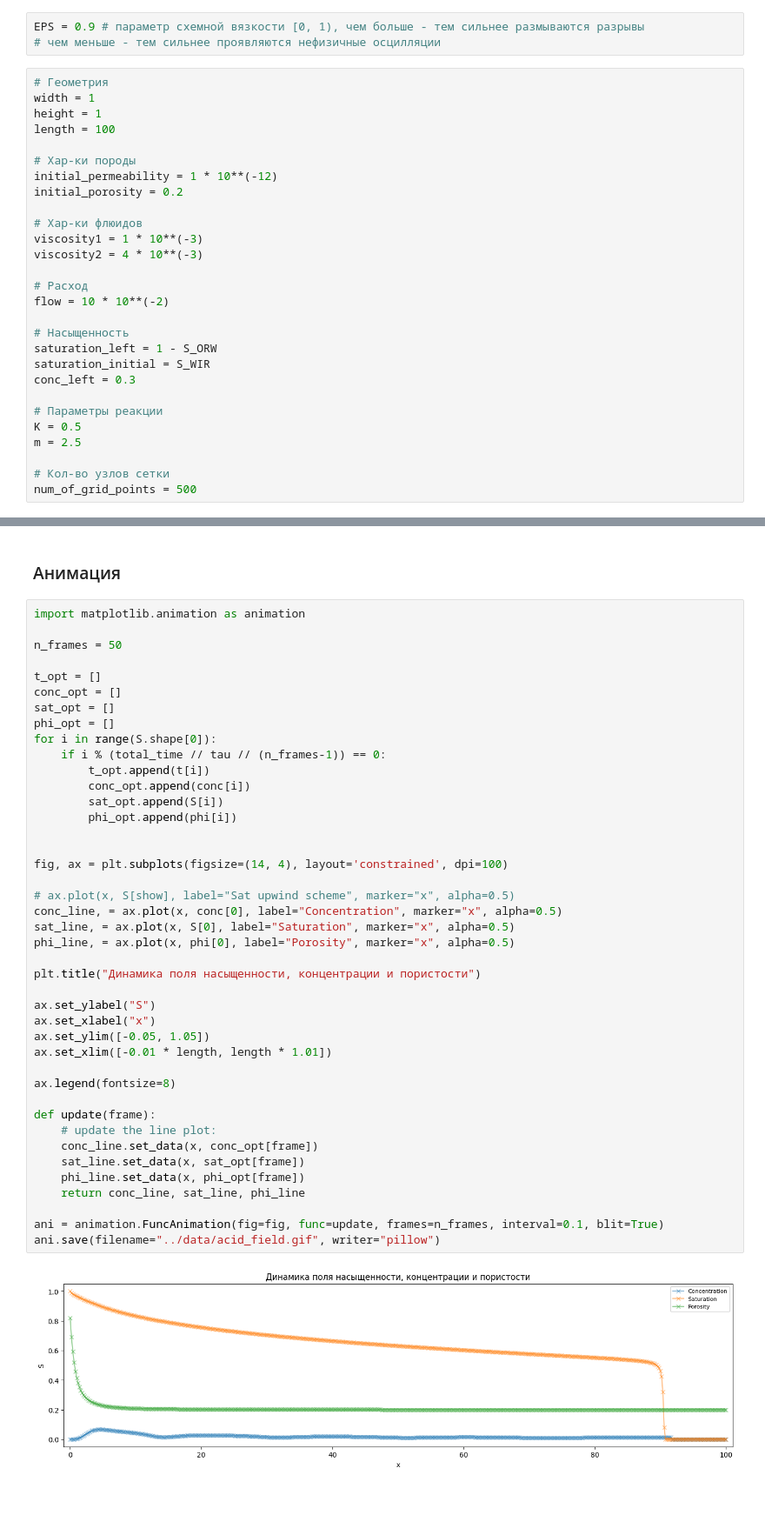
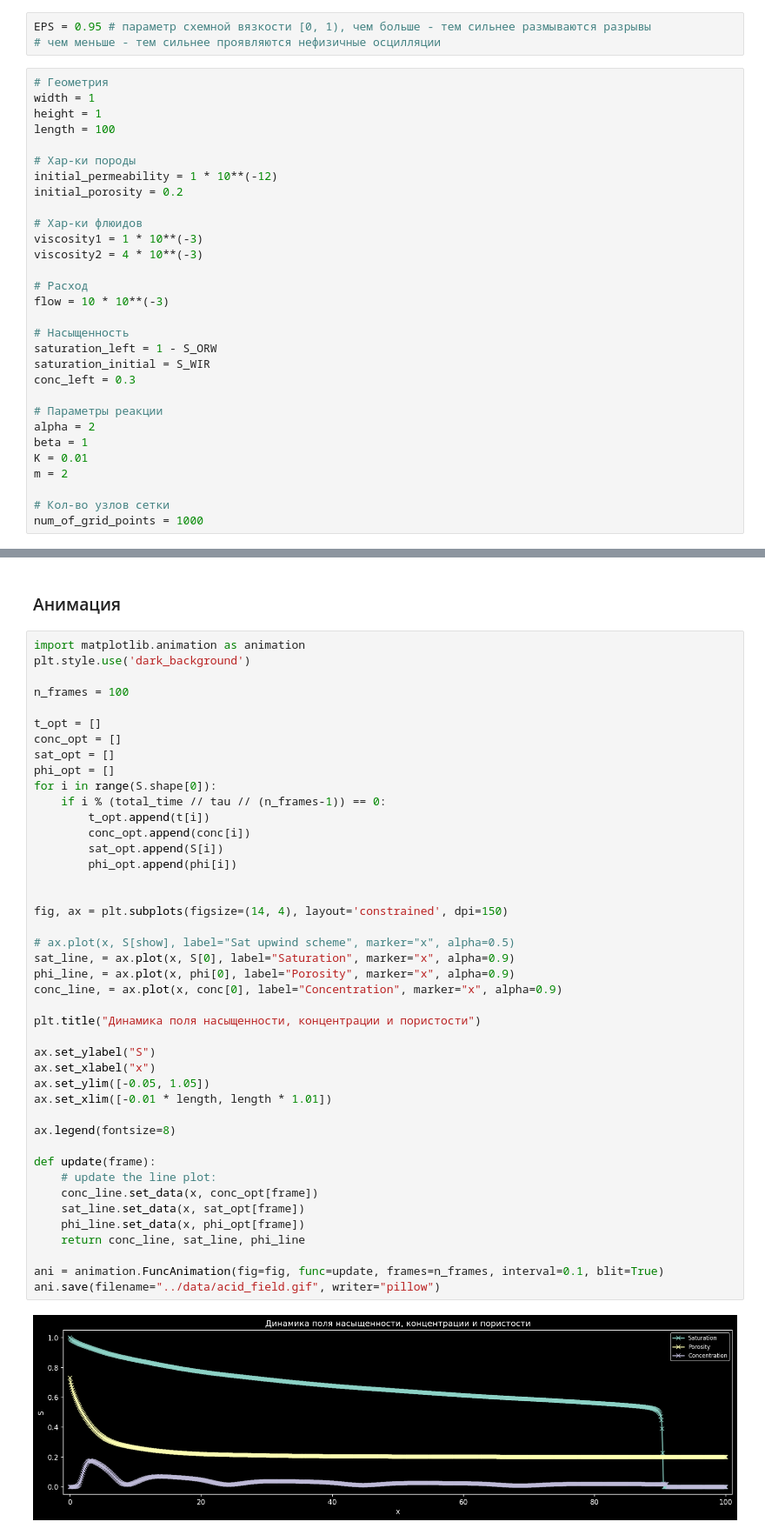
Before and after one commit to lnrSmglln/Carbonate-Acidizing-Modeling, a Jupyter notebook: 2phase/acid.ipynb, the cells around one changed output, grey strips where cells are left out. Shown at 87% size. Drawn from its saved outputs; the diff is of its cells as text; blank space fills up the shorter version.

```diff
--- a/2phase/acid.ipynb
+++ b/2phase/acid.ipynb
@@ -117,7 +117,7 @@ from src.BuckleyLeverett import *
 # %% [markdown]
 ### Входные параметры
 # %%
-EPS = 0.9 # параметр схемной вязкости [0, 1), чем больше - тем сильнее размываются разрывы
+EPS = 0.95 # параметр схемной вязкости [0, 1), чем больше - тем сильнее размываются разрывы
 # чем меньше - тем сильнее проявляются нефизичные осцилляции
 # %%
 # Геометрия
@@ -134,7 +134,7 @@ viscosity1 = 1 * 10**(-3)
 viscosity2 = 4 * 10**(-3)
 
 # Расход
-flow = 10 * 10**(-2)
+flow = 10 * 10**(-3)
 
 # Насыщенность
 saturation_left = 1 - S_ORW
@@ -142,11 +142,13 @@ saturation_initial = S_WIR
 conc_left = 0.3
 
 # Параметры реакции
-K = 0.5
-m = 2.5
+alpha = 2
+beta = 1
+K = 0.01
+m = 2
 
 # Кол-во узлов сетки
-num_of_grid_points = 500
+num_of_grid_points = 1000
 # %%
 s_right = plot_buckley_leverett(viscosity1, viscosity2, return_Sfront=True, return_dfs=True)
 # %% [output]
@@ -240,8 +242,9 @@ plt.show()
 ### Анимация
 # %%
 import matplotlib.animation as animation
+plt.style.use('dark_background')
 
-n_frames = 50
+n_frames = 100
 
 t_opt = []
 conc_opt = []
@@ -250,35 +253,35 @@ phi_opt = []
 for i in range(S.shape[0]):
     if i % (total_time // tau // (n_frames-1)) == 0:
         t_opt.append(t[i])
         conc_opt.append(conc[i])
         sat_opt.append(S[i])
         phi_opt.append(phi[i])
 
 
-fig, ax = plt.subplots(figsize=(14, 4), layout='constrained', dpi=100)
+fig, ax = plt.subplots(figsize=(14, 4), layout='constrained', dpi=150)
 
 # ax.plot(x, S[show], label="Sat upwind scheme", marker="x", alpha=0.5)
-conc_line, = ax.plot(x, conc[0], label="Concentration", marker="x", alpha=0.5)
-sat_line, = ax.plot(x, S[0], label="Saturation", marker="x", alpha=0.5)
-phi_line, = ax.plot(x, phi[0], label="Porosity", marker="x", alpha=0.5)
+sat_line, = ax.plot(x, S[0], label="Saturation", marker="x", alpha=0.9)
+phi_line, = ax.plot(x, phi[0], label="Porosity", marker="x", alpha=0.9)
+conc_line, = ax.plot(x, conc[0], label="Concentration", marker="x", alpha=0.9)
 
 plt.title("Динамика поля насыщенности, концентрации и пористости")
 
 ax.set_ylabel("S")
 ax.set_xlabel("x")
 ax.set_ylim([-0.05, 1.05])
 ax.set_xlim([-0.01 * length, length * 1.01])
 
 ax.legend(fontsize=8)
 
 def update(frame):
     # update the line plot:
     conc_line.set_data(x, conc_opt[frame])
     sat_line.set_data(x, sat_opt[frame])
     phi_line.set_data(x, phi_opt[frame])
     return conc_line, sat_line, phi_line
 
 ani = animation.FuncAnimation(fig=fig, func=update, frames=n_frames, interval=0.1, blit=True)
 ani.save(filename="../data/acid_field.gif", writer="pillow")
 # %% [output]
-[figure, old version]
+[figure, new version]
```
Also changed, not shown: parts of 8 cells of this notebook, 1 other file.
